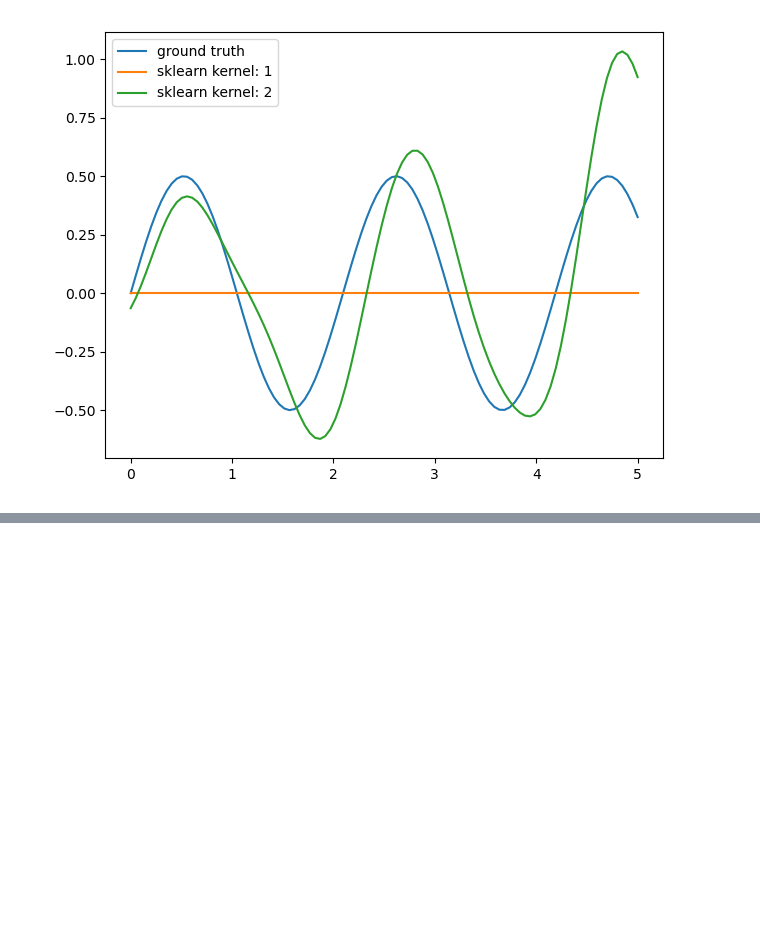
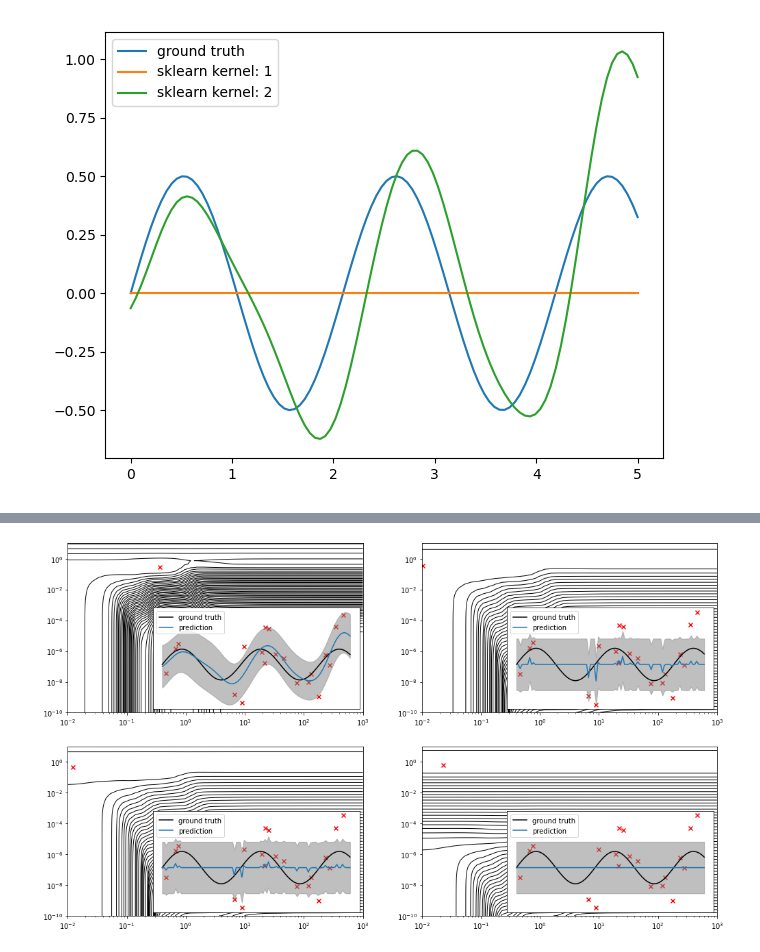
Before and after one commit to lbl-camera/HGDL, a Jupyter notebook: paper/sklearn/generate_plots.ipynb, the cells around one changed output, grey strips where cells are left out. Cells and saved outputs as stored; diff of their text form; code cells hidden in the pictures; blank space fills up the shorter version.

```diff
--- a/paper/sklearn/generate_plots.ipynb
+++ b/paper/sklearn/generate_plots.ipynb
@@ -27,5 +52,3 @@ Image(filename='plots/sklearn_lml.png')
 import numpy as np
 # %%
 import matplotlib.pyplot as plt
-# %%
-LML = np.load('data/lml_arr.npy')
@@ -91,0 +118,2 @@ plt.savefig('plots/hgdl_lml')
+# %%
+GPs = GPs[:2] + GPs[3:]
@@ -91,0 +122,47 @@ plt.savefig('plots/hgdl_lml')
+# %%
+fig, ax = plt.subplots(2,2, figsize=(17,10))
+plt.title('Log Marginal Likelihood Surfaces with Prediction')
+for i, gp in enumerate(GPs):
+    ax = plt.subplot(2,2,i+1)
+    plt.scatter(np.exp(gp.kernel_.theta[1]), np.exp(gp.kernel_.theta[2]), c='red', marker='x')
+
+    a, b = gp.kernel_.bounds[1:]
+    theta0 = np.linspace(a[0], a[1], 49)
+    theta1 = np.linspace(b[0], b[1], 50)
+    Theta0, Theta1 = np.meshgrid(theta0, theta1)
+    LML = np.empty(Theta0.shape)
+    for i in range(Theta0.shape[0]):
+        for j in range(Theta0.shape[1]):
+            try:
+                LML[i,j] = gp.log_marginal_likelihood(np.array([gp.kernel_.theta[0], Theta0[i, j], Theta1[i, j]]))
+            except:
+                raise
+                pass
+    #LML = np.array(LML).T
+    vmin, vmax = (-LML).min(), (-LML).max()
+    level = np.around(np.logspace(np.log10(vmin), np.log10(vmax), 50), decimals=1)
+    plt.contour(np.exp(Theta0), np.exp(Theta1), -LML,
+                levels=level, colors='black', linewidths=1., norm=LogNorm(vmin=vmin, vmax=vmax))
+    plt.yscale('log')
+    plt.xscale('log')
+    subAx = inset_axes(ax,
+                    width="70%", # width = 30% of parent_bbox
+                    height="60%", # height : 1 inch
+                    loc='lower right')
+    subAx.plot(X_, 0.5*np.sin(3*X_), color='black', label='ground truth')
+    y_mean, y_cov = gp.predict(X_[:, np.newaxis], return_cov=True)
+    subAx.plot(X_, y_mean, label='prediction')
+
+    subAx.scatter(X, y, color='red', marker='x')
+    subAx.fill_between(X_, y_mean - np.sqrt(np.diag(y_cov)),
+                 y_mean + np.sqrt(np.diag(y_cov)),
+                 alpha=0.5, color='grey')
+    subAx.set_xticks([])
+    subAx.set_xticks([], minor=True)
+    subAx.set_yticks([])
+    subAx.set_yticks([], minor=True)
+
+    subAx.legend()
+plt.savefig('data/hgdl_plot')
+# %% [output]
+[figure, added]
```
Also changed, not shown: parts of 12 cells of this notebook, 8 other files.
